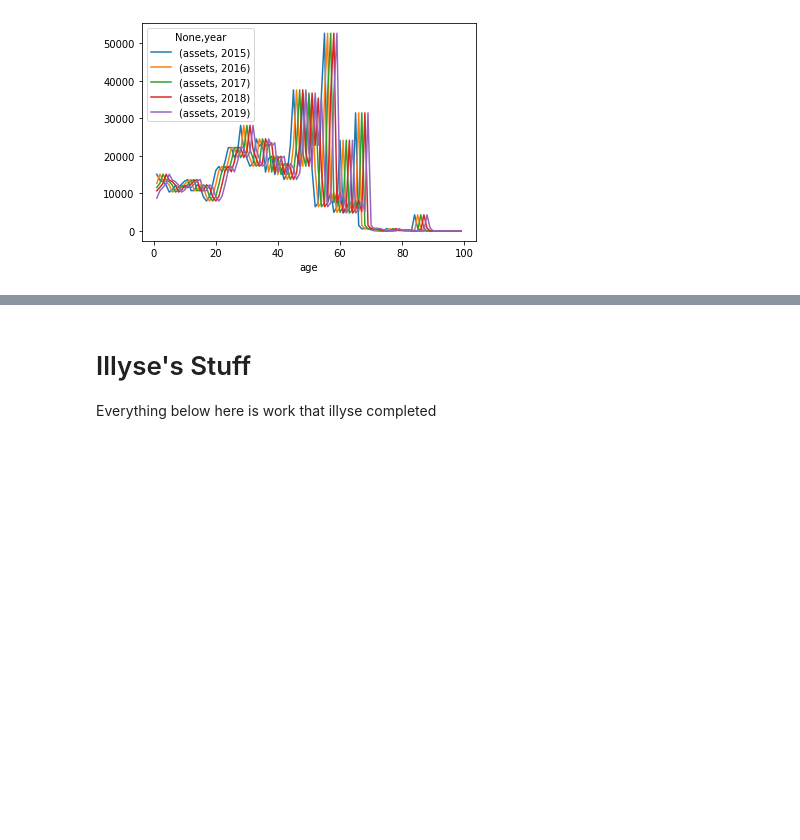
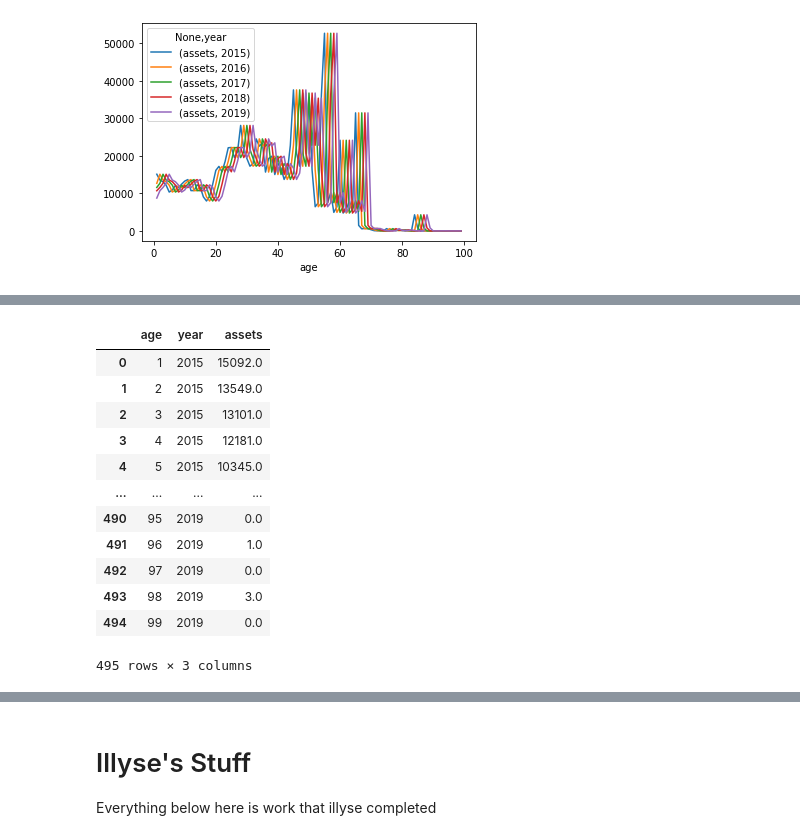
Before and after one commit to gavintreseder/pof, a Jupyter notebook: notebooks/component.ipynb, the cells around one changed output, grey strips where cells are left out. Cells and saved outputs as stored; diff of their text form; code cells hidden in the pictures; blank space fills up the shorter version.

```diff
--- a/notebooks/component.ipynb
+++ b/notebooks/component.ipynb
@@ -253,0 +226,17 @@ df_forecast.swaplevel(0,1,1)
+# %%
+df_test = df_forecast_age.reset_index().melt(id_vars='age')[['age', 'year', 'value']].rename(columns={'value':'assets'})
+df_test
+# %% [output]
+|  | age | year | assets |
+| 0 | 1 | 2015 | 15092.0 |
+| 1 | 2 | 2015 | 13549.0 |
+| 2 | 3 | 2015 | 13101.0 |
+| 3 | 4 | 2015 | 12181.0 |
+| 4 | 5 | 2015 | 10345.0 |
+| ... | ... | ... | ... |
+| 490 | 95 | 2019 | 0.0 |
+| 491 | 96 | 2019 | 1.0 |
+| 492 | 97 | 2019 | 0.0 |
+| 493 | 98 | 2019 | 3.0 |
+| 494 | 99 | 2019 | 0.0 |
+495 rows × 3 columns
```
Also changed, not shown: parts of 15 cells of this notebook, 5 other files.
